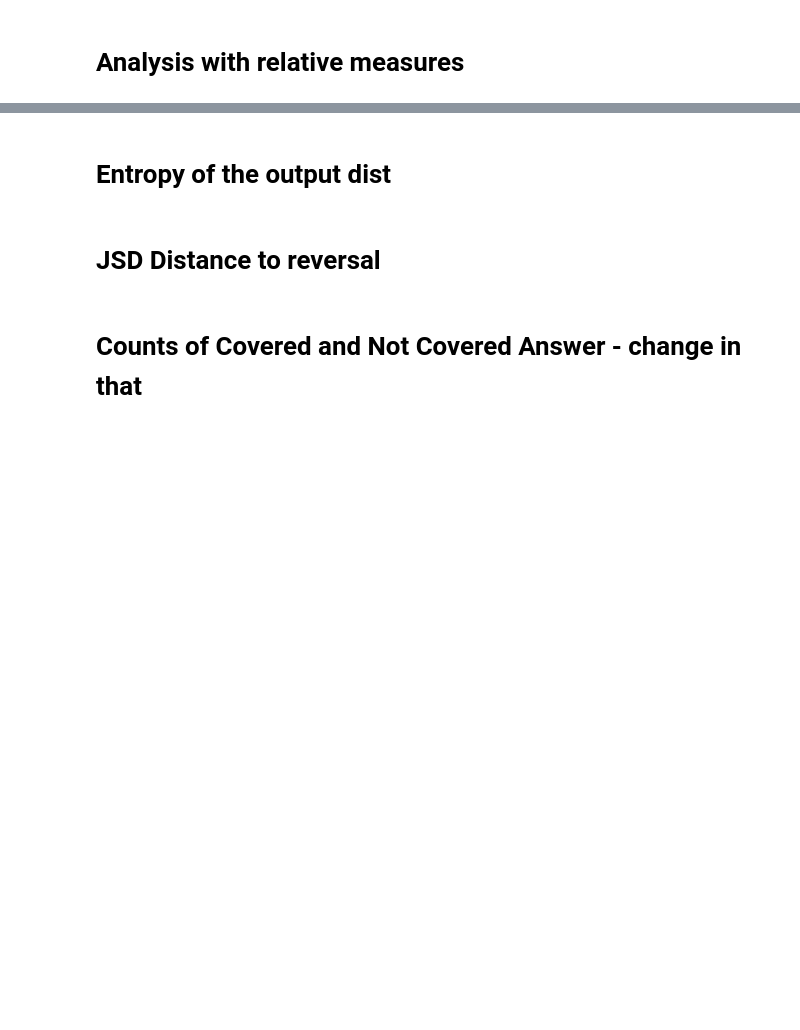
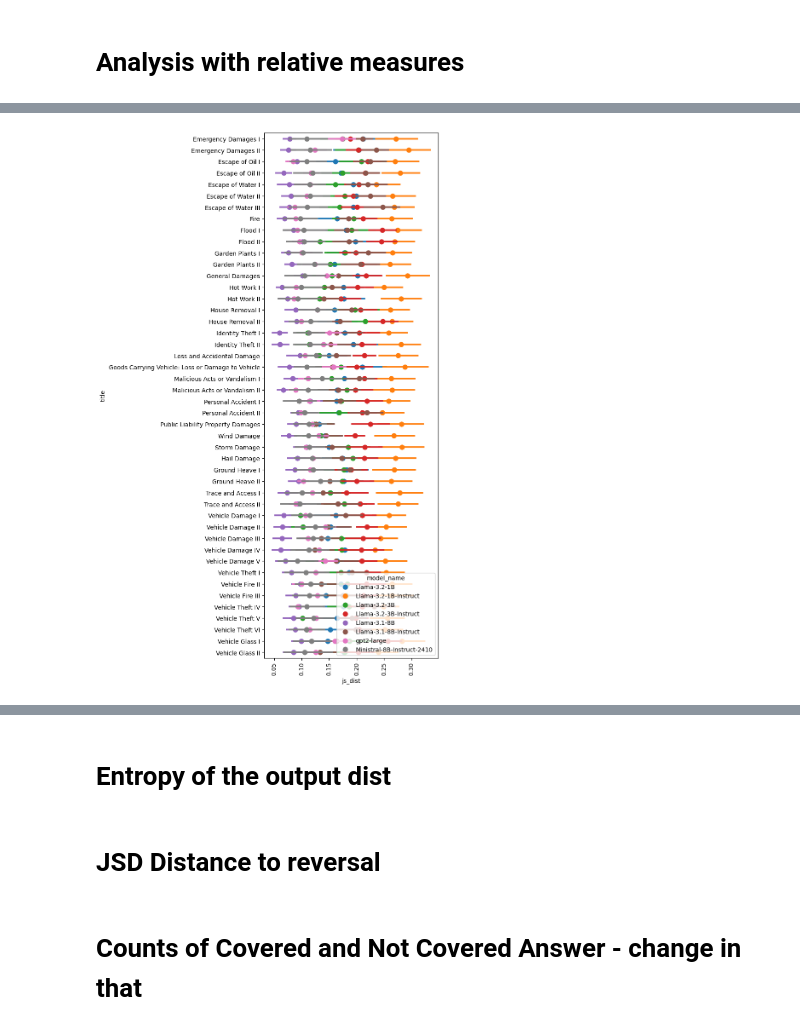
Before and after one commit to bwaldon/llms-legal-interp, a Jupyter notebook: models_analysis.ipynb, the cells around one changed output, grey strips where cells are left out. Cells and saved outputs as stored; diff of their text form; code cells hidden in the pictures; blank space fills up the shorter version.

```diff
--- a/models_analysis.ipynb
+++ b/models_analysis.ipynb
@@ -153,0 +174,14 @@ dist_plot_for_models = sns.pointplot(
+# %%
+fig, ax = plt.subplots(1,1, figsize=(8,13), layout='constrained')
+plt.xticks(rotation=90)
+# plt.set_ylim((0, 138))
+point_plot = sns.pointplot(
+    data = relative_measures,
+    x='js_dist',
+    y='title',
+    hue='model_name',
+    linestyle="None",
+    # dodge=.8 - .8 / 8
+)
+# %% [output]
+[figure, added]
```
Also changed, not shown: parts of 18 cells of this notebook.
